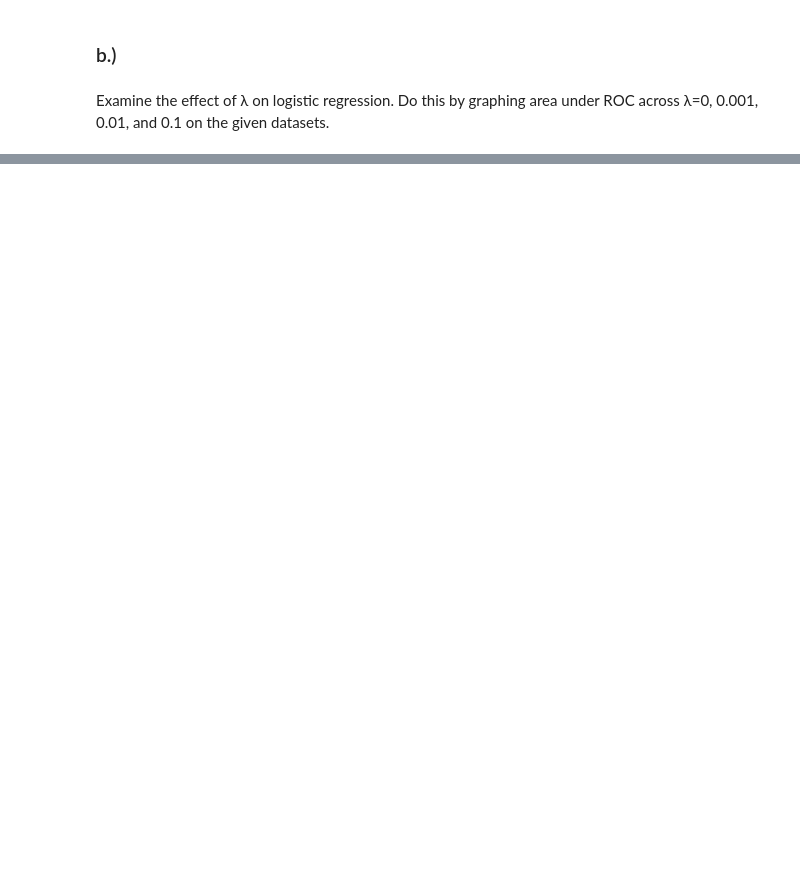
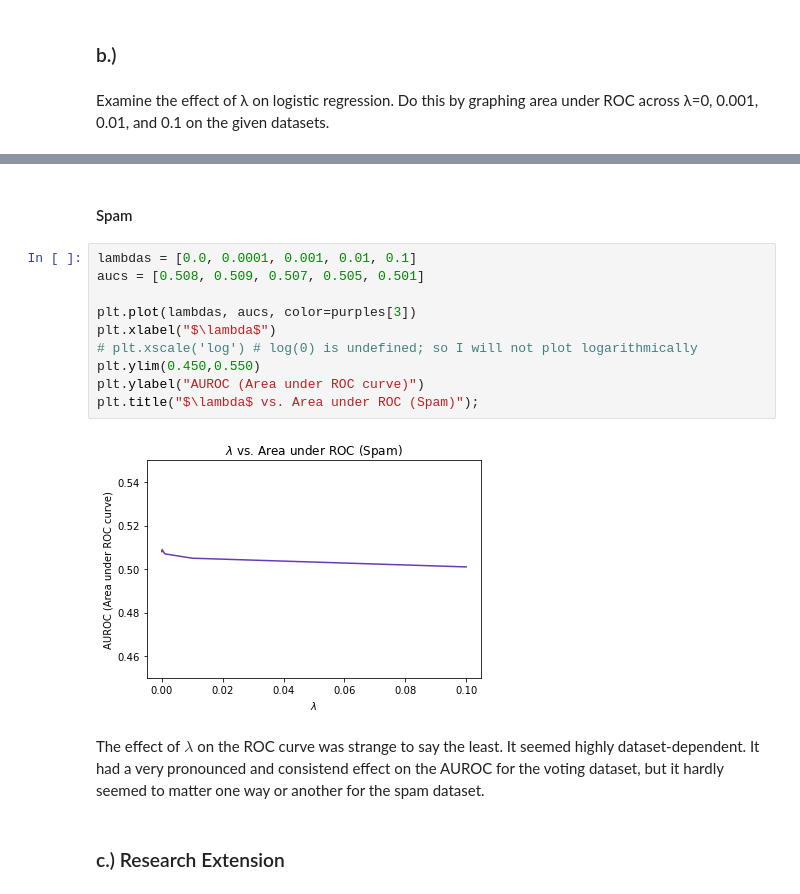
Before and after one commit to johnmays/ML_class_repo_hidden, a Jupyter notebook: notebooks/Programming2.ipynb, the cells around one changed output, grey strips where cells are left out. Drawn from its saved outputs; the diff is of its cells as text; blank space fills up the shorter version.

Commit message:
additions to notebook + logreg epoch extension

```diff
--- a/notebooks/Programming2.ipynb
+++ b/notebooks/Programming2.ipynb
@@ -35,0 +72,18 @@ Examine the effect of λ on logistic regression. Do this by graphing area under
+# %% [markdown]
+#### Spam
+# %%
+lambdas = [0.0, 0.0001, 0.001, 0.01, 0.1]
+aucs = [0.508, 0.509, 0.507, 0.505, 0.501]
+
+plt.plot(lambdas, aucs, color=purples[3])
+plt.xlabel("$\lambda$")
+# plt.xscale('log') # log(0) is undefined; so I will not plot logarithmically
+plt.ylim(0.450,0.550)
+plt.ylabel("AUROC (Area under ROC curve)")
+plt.title("$\lambda$ vs. Area under ROC (Spam)");
+# %% [output]
+[figure, added]
+# %% [markdown]
+The effect of $\lambda$ on the ROC curve was strange to say the least.  It seemed highly dataset-dependent.  It had a very pronounced and consistend effect on the AUROC for the voting dataset, but it hardly seemed to matter one way or another for the spam dataset.
+# %% [markdown]
+### c.) Research Extension
```
Also changed, not shown: parts of 11 cells of this notebook, 1 other file.
